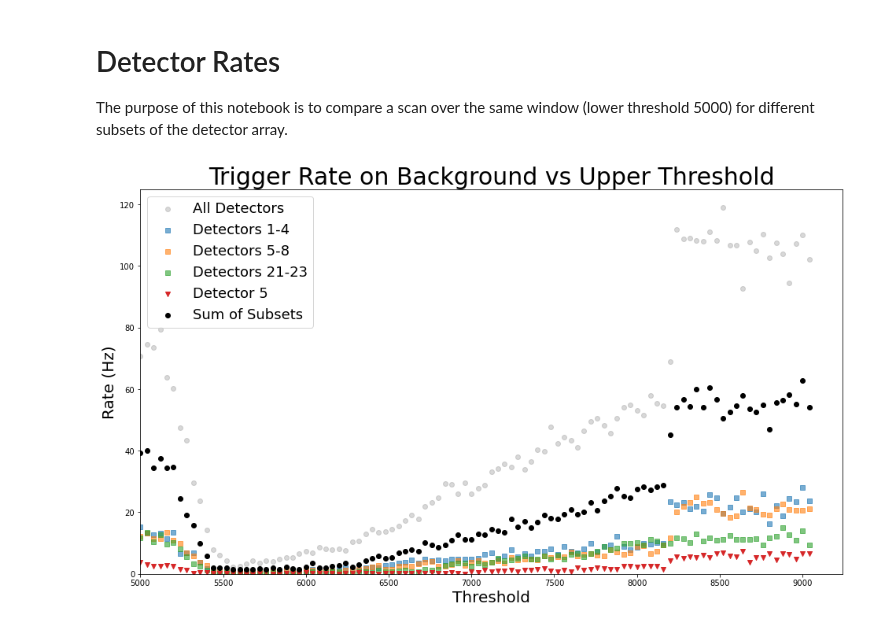
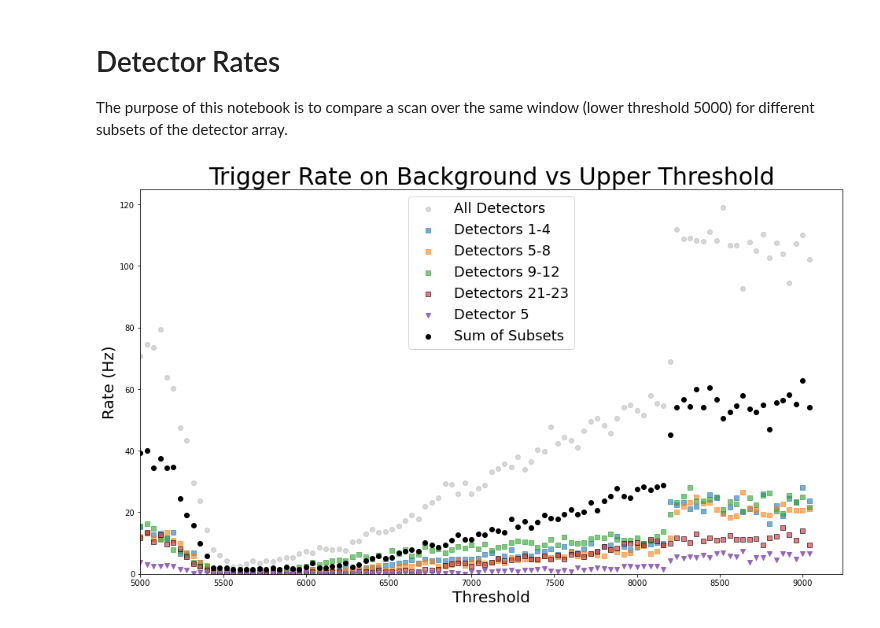
Before and after one commit to villano-lab/NaI_Array_Firmware, a Jupyter notebook: test_firmwares/UniversalTrigger1/Detector_Rates.ipynb, the cells around one changed output. Saved outputs shown, nothing was run; the diff lists cells and outputs as text; code cells hidden in the pictures.

```diff
--- a/test_firmwares/UniversalTrigger1/Detector_Rates.ipynb
+++ b/test_firmwares/UniversalTrigger1/Detector_Rates.ipynb
@@ -10,6 +10,7 @@ import matplotlib.pyplot as plt
 detall = pd.read_csv('data/NaIscanwindow_20220426_4_out.csv')
 det1_4 = pd.read_csv('data/NaIscanwindow_20220503_Det1-4_out.csv')
 det5_8 = pd.read_csv('data/NaIscanwindow_20220503_Det5-8_out.csv')
+det9_12 = pd.read_csv('data/NaIscanwindow_20220503_Det9-12_out.csv')
 det21_23 = pd.read_csv('data/NaIscanwindow_20220503_Det21-23_out.csv')
 
 det5 = pd.read_csv('data/NaIscanwindow_20220503_Det5_out.csv')
@@ -19,22 +20,23 @@ detsum_y = det1_4.iloc[:,1] + det5_8.iloc[:,1] + det21_23.iloc[:,1]
 # %%
 plt.figure(figsize=(16,9))
 
 plt.scatter(x,detall.iloc[:,1],label="All Detectors",alpha=0.3,color='grey')
 plt.scatter(x,det1_4.iloc[:,1],label="Detectors 1-4",alpha=0.6,marker='s')
 plt.scatter(x,det5_8.iloc[:,1],label="Detectors 5-8",alpha=0.6,marker='s')
-plt.scatter(x,det21_23.iloc[:,1],label="Detectors 21-23",alpha=0.6,marker='s')
+plt.scatter(x,det9_12.iloc[:,1],label="Detectors 9-12",alpha=0.6,marker='s')
+plt.scatter(x,det21_23.iloc[:,1],label="Detectors 21-23",alpha=0.6,marker='s',edgecolors='black')
 plt.scatter(x,det5.iloc[:,1],label="Detector 5",marker='v')
 plt.scatter(x,detsum_y,label="Sum of Subsets",color='black')
 
 plt.xlabel("Threshold",size=20)
 plt.ylabel("Rate (Hz)",size=20)
 plt.title("Trigger Rate on Background vs Upper Threshold",size=30)
 plt.rc('xtick', labelsize=16) #fontsize of the x tick labels
 plt.rc('ytick', labelsize=16) #fontsize of the y tick labels
 plt.xlim(5000)
 plt.ylim(0)
 
 plt.legend(fontsize=18)
 plt.show()
 # %% [output]
-[figure, old version]
+[figure, new version]
```
Also changed, not shown: 1 other file.
